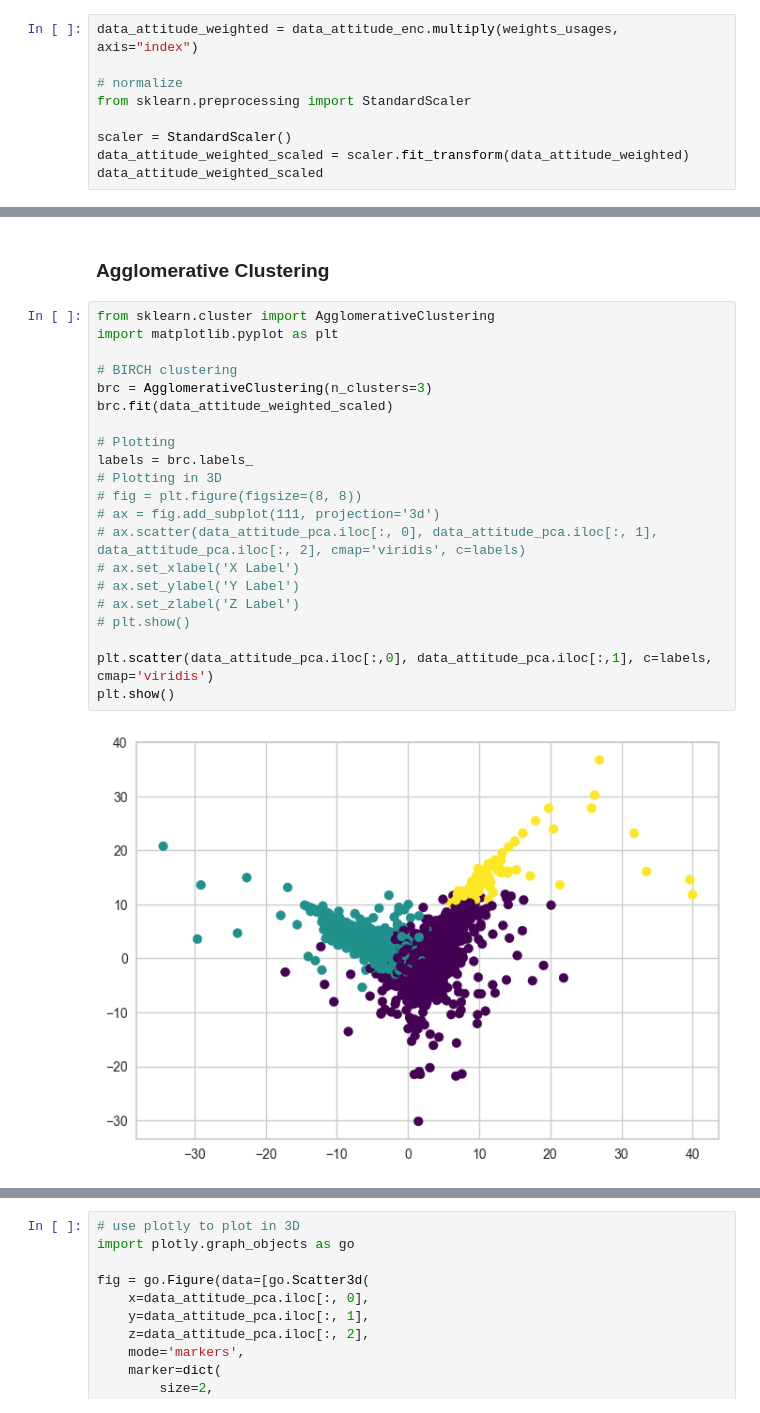
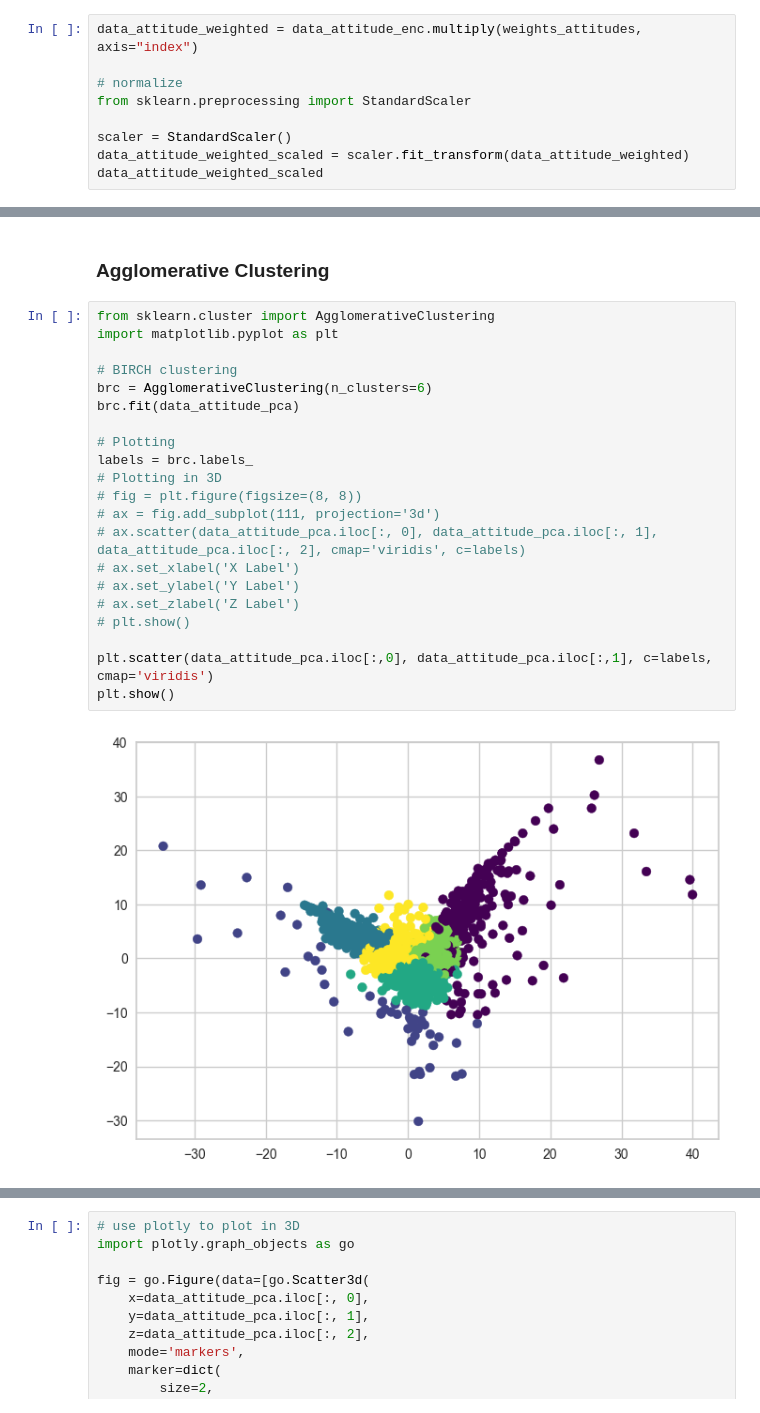
Before and after one commit to QuentinFISCH/qantar, a Jupyter notebook: tp1/exploration.ipynb, the cells around one changed output, grey strips where cells are left out. Cells and saved outputs as stored; diff of their text form.

```diff
--- a/tp1/exploration.ipynb
+++ b/tp1/exploration.ipynb
@@ -53,7 +90,7 @@ data_attitude_enc.head()
 | 4 | 0.0 | 1.0 | 0.0 | 0.0 | 0.0 | 1.0 | 0.0 | ... |
 5 rows × 148 columns
 # %%
-data_attitude_weighted = data_attitude_enc.multiply(weights_usages, axis="index")
+data_attitude_weighted = data_attitude_enc.multiply(weights_attitudes, axis="index")
 
 # normalize
 from sklearn.preprocessing import StandardScaler
@@ -214,23 +251,23 @@ Silhouette Coefficient: -0.24981844537936157
 # %%
 from sklearn.cluster import AgglomerativeClustering
 import matplotlib.pyplot as plt
 
 # BIRCH clustering
-brc = AgglomerativeClustering(n_clusters=3)
-brc.fit(data_attitude_weighted_scaled)
+brc = AgglomerativeClustering(n_clusters=6)
+brc.fit(data_attitude_pca)
 
 # Plotting
 labels = brc.labels_
 # Plotting in 3D
 # fig = plt.figure(figsize=(8, 8))
 # ax = fig.add_subplot(111, projection='3d')
 # ax.scatter(data_attitude_pca.iloc[:, 0], data_attitude_pca.iloc[:, 1], data_attitude_pca.iloc[:, 2], cmap='viridis', c=labels)
 # ax.set_xlabel('X Label')
 # ax.set_ylabel('Y Label')
 # ax.set_zlabel('Z Label')
 # plt.show()
 
 plt.scatter(data_attitude_pca.iloc[:,0], data_attitude_pca.iloc[:,1], c=labels, cmap='viridis')
 plt.show()
 # %% [output]
-[figure, old version]
+[figure, new version]
```
Also changed, not shown: parts of 35 cells of this notebook, 1 other file.
